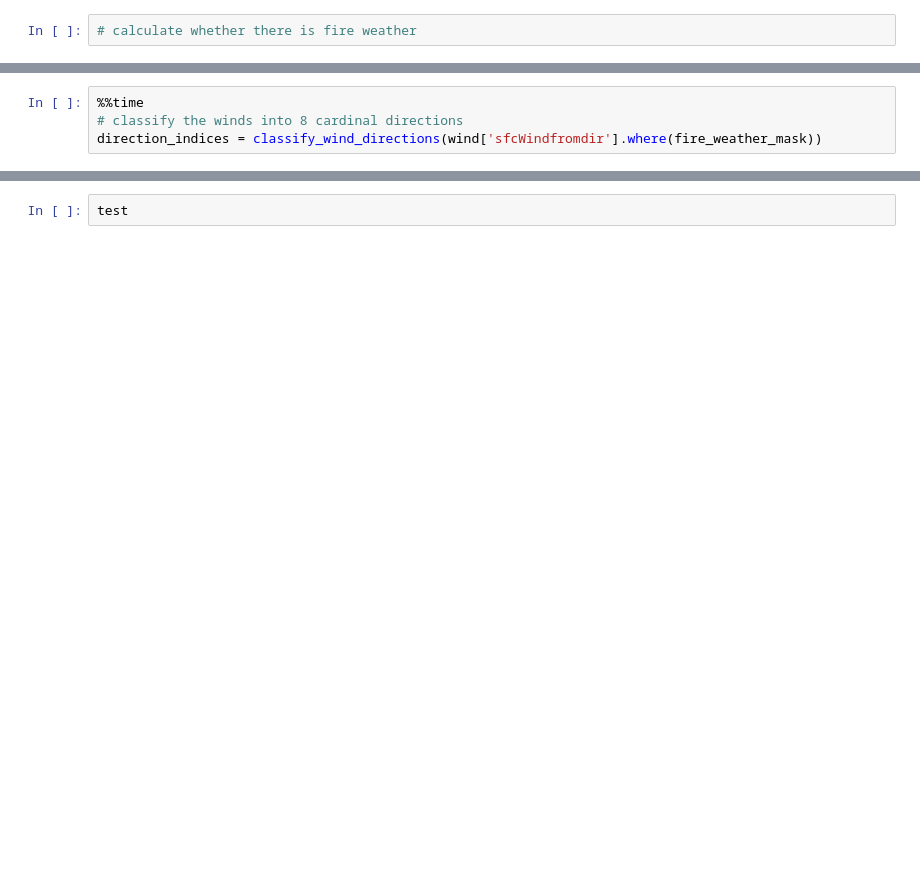
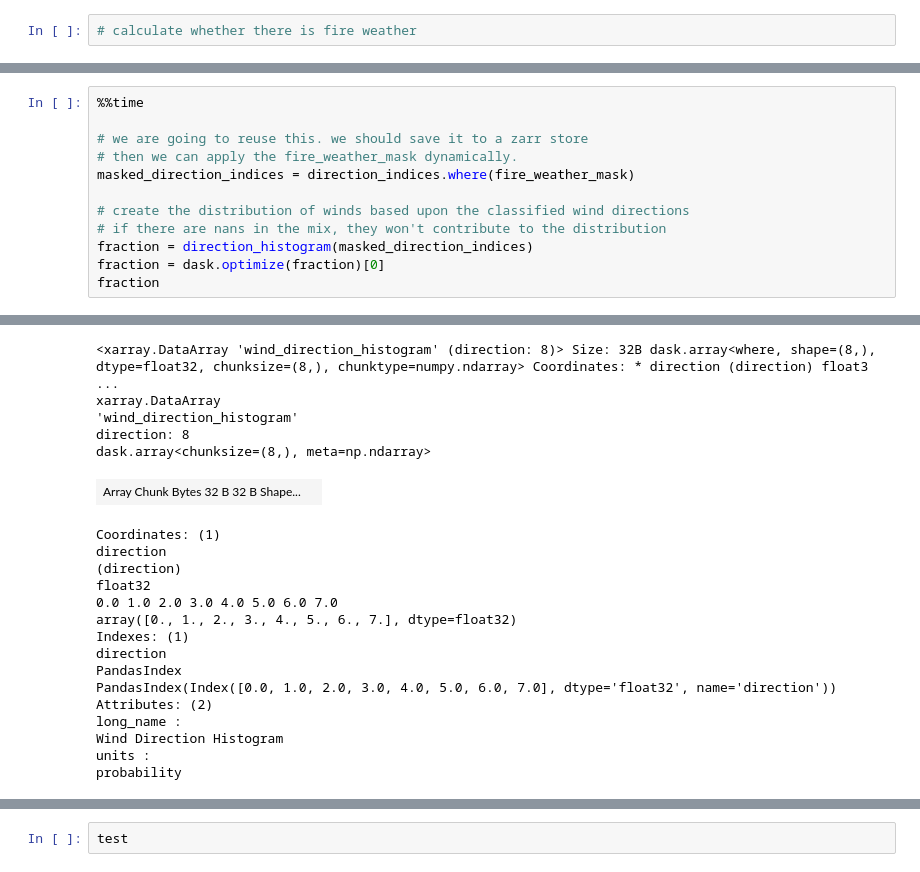
Before and after one commit to carbonplan/ocr, a Jupyter notebook: notebooks/fire_weather_distribution.ipynb, the cells around one changed output, grey strips where cells are left out. Drawn from its saved outputs; the diff is of its cells as text; blank space fills up the shorter version.

```diff
--- a/notebooks/fire_weather_distribution.ipynb
+++ b/notebooks/fire_weather_distribution.ipynb
@@ -123,5 +244,13 @@ fire_weather_mask = dask.optimize(fire_weather_mask)[0]
 # %%
 %%time
-# classify the winds into 8 cardinal directions
-direction_indices = classify_wind_directions(wind['sfcWindfromdir'].where(fire_weather_mask))
+
+# we are going to reuse this. we should save it to a zarr store
+# then we can apply the fire_weather_mask dynamically.
+masked_direction_indices = direction_indices.where(fire_weather_mask)
+
+# create the distribution of winds based upon the classified wind directions
+# if there are nans in the mix, they won't contribute to the distribution
+fraction = direction_histogram(masked_direction_indices)
+fraction = dask.optimize(fraction)[0]
+fraction
 # %% [output]
@@ -129,0 +259,21 @@ Wall time: 14.4 s
+<xarray.DataArray 'wind_direction_histogram' (direction: 8)> Size: 32B dask.array<where, shape=(8,), dtype=float32, chunksize=(8,), chunktype=numpy.ndarray> Coordinates: * direction (direction) float3 ...
+xarray.DataArray
+'wind_direction_histogram'
+direction: 8
+dask.array<chunksize=(8,), meta=np.ndarray>
+| Array Chunk Bytes 32 B 32 B Shape... |  |
+Coordinates: (1)
+direction
+(direction)
+float32
+0.0 1.0 2.0 3.0 4.0 5.0 6.0 7.0
+array([0., 1., 2., 3., 4., 5., 6., 7.], dtype=float32)
+Indexes: (1)
+direction
+PandasIndex
+PandasIndex(Index([0.0, 1.0, 2.0, 3.0, 4.0, 5.0, 6.0, 7.0], dtype='float32', name='direction'))
+Attributes: (2)
+long_name :
+Wind Direction Histogram
+units :
+probability
```
Also changed, not shown: parts of 18 cells of this notebook, 1 other file.
